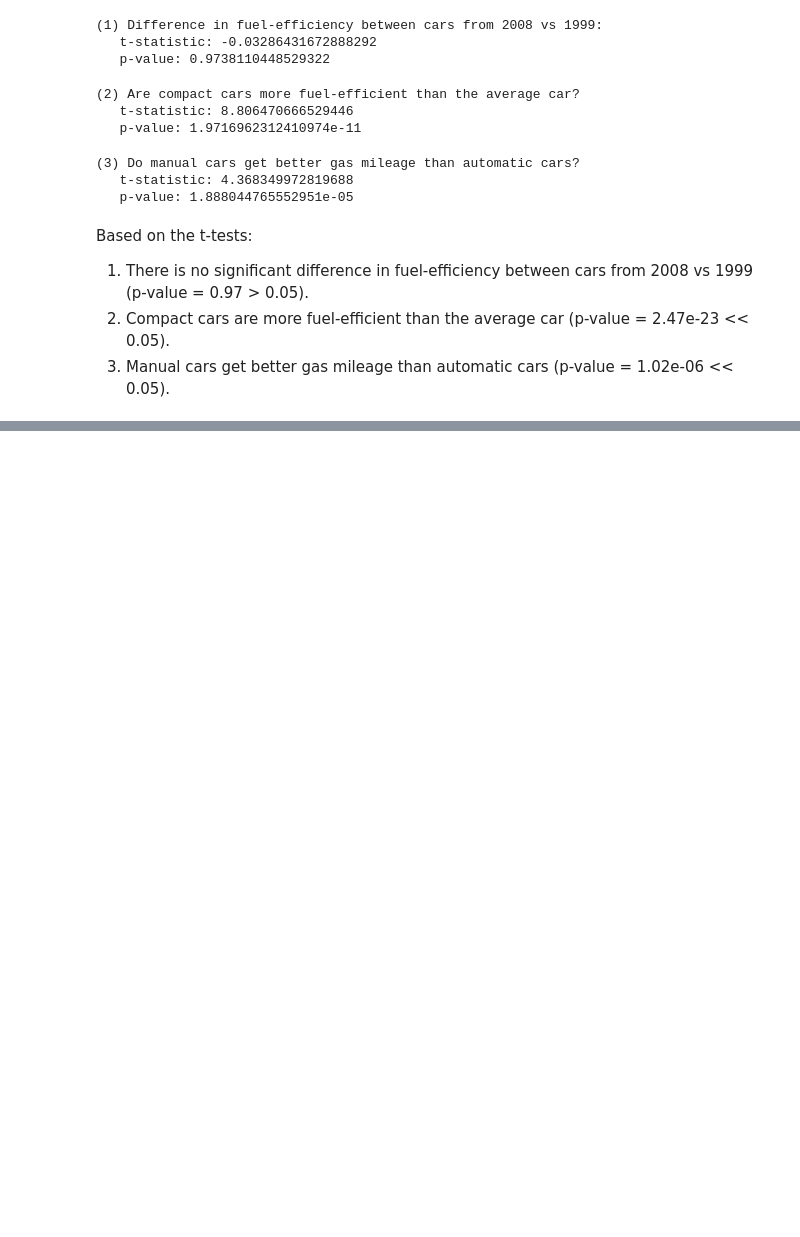
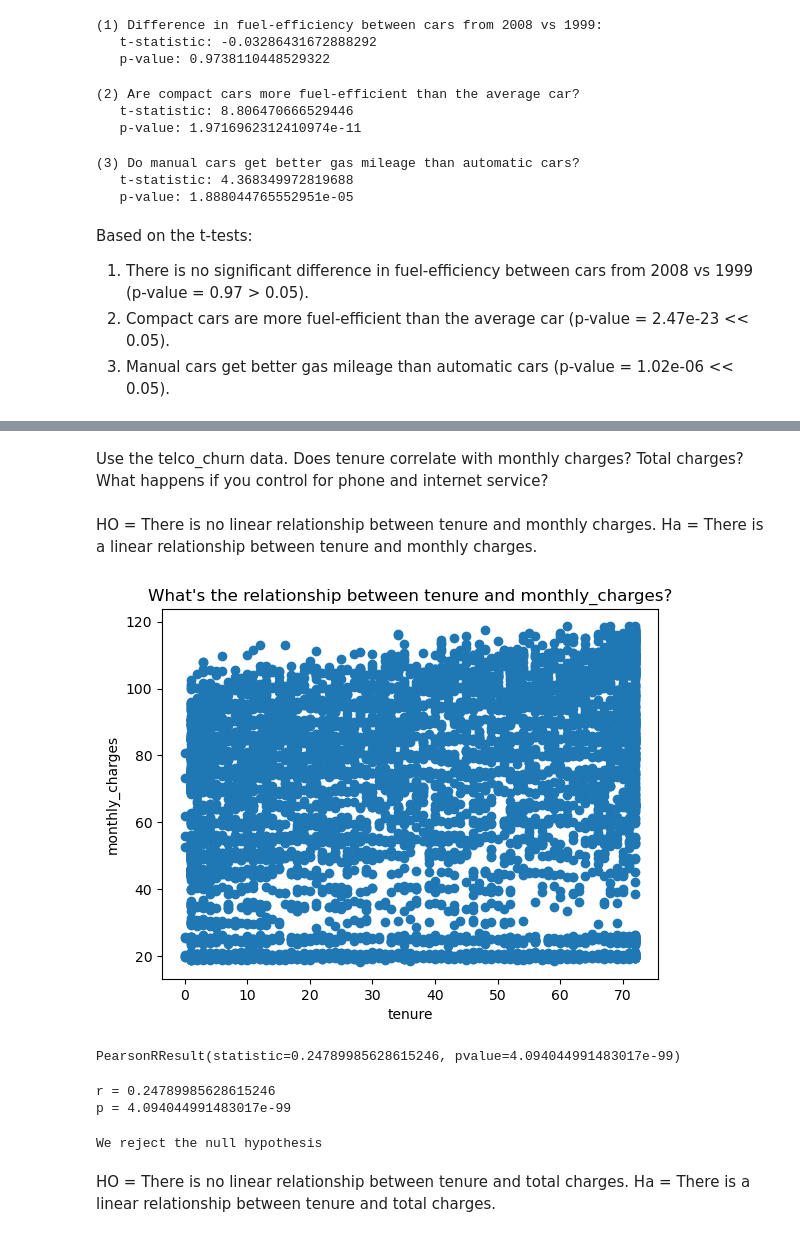
Before and after one commit to Brian-ONeil/statistics-exercises, a Jupyter notebook: hypothesis_testing.ipynb, the cells around one changed output, grey strips where cells are left out. Cells and saved outputs as stored; diff of their text form; code cells hidden in the pictures; blank space fills up the shorter version.

```diff
--- a/hypothesis_testing.ipynb
+++ b/hypothesis_testing.ipynb
@@ -143,0 +152,2 @@ Based on the t-tests:
+# %%
+url = env.get_db_url('telco_churn')
@@ -143,0 +158,2 @@ Based on the t-tests:
+# %%
+dft = pd.read_sql('SELECT * FROM customers', url)
@@ -143,0 +170,8 @@ Based on the t-tests:
+# %% [markdown]
+Use the telco_churn data.
+Does tenure correlate with monthly charges?
+Total charges?
+What happens if you control for phone and internet service?
+# %% [markdown]
+HO = There is no linear relationship between tenure and monthly charges.
+Ha = There is a linear relationship between tenure and monthly charges.
@@ -143,0 +180,13 @@ Based on the t-tests:
+# %%
+plt.scatter(dft.tenure, dft.monthly_charges)
+
+plt.title("What's the relationship between tenure and monthly_charges?")
+plt.xlabel('tenure')
+plt.ylabel('monthly_charges')
+plt.show()
+# %% [output]
+[figure, added]
+# %%
+stats.pearsonr(dft.tenure, dft.monthly_charges)
+# %% [output]
+PearsonRResult(statistic=0.24789985628615246, pvalue=4.094044991483017e-99)
@@ -143,0 +195,16 @@ Based on the t-tests:
+# %%
+print('r =', r)
+print('p =', p)
+# %% [output]
+r = 0.24789985628615246
+p = 4.094044991483017e-99
+# %%
+if p < alpha:
+    print("We reject the null hypothesis")
+else:
+    print("We fail to reject the null hypothesis")
+# %% [output]
+We reject the null hypothesis
+# %% [markdown]
+HO = There is no linear relationship between tenure and total charges.
+Ha = There is a linear relationship between tenure and total charges.
```
Also changed, not shown: parts of 60 cells of this notebook, 2 other files.
